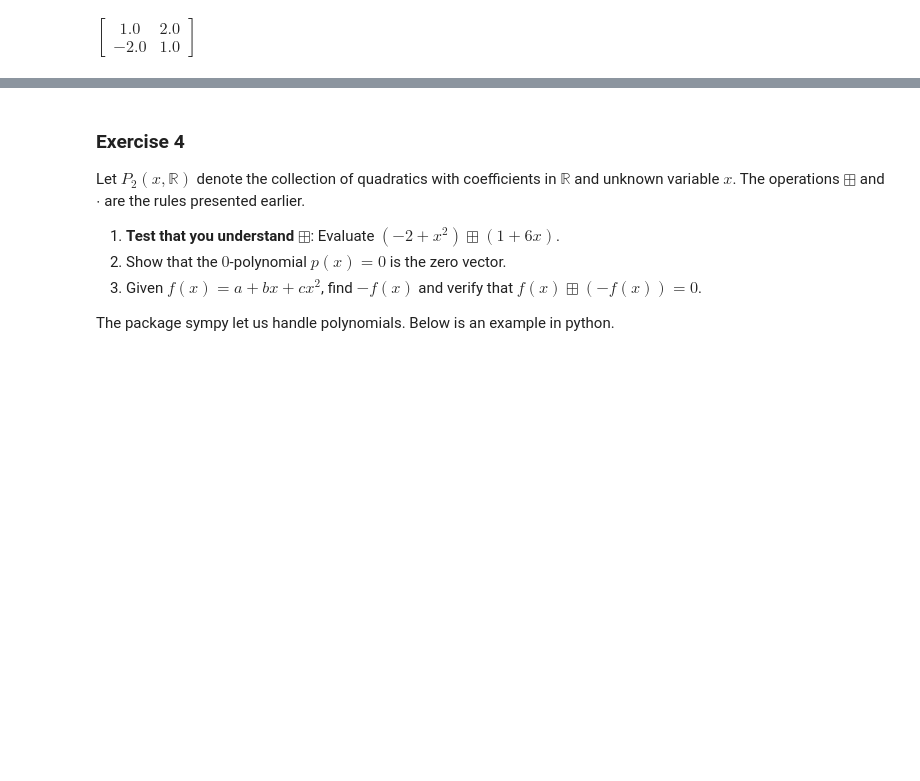
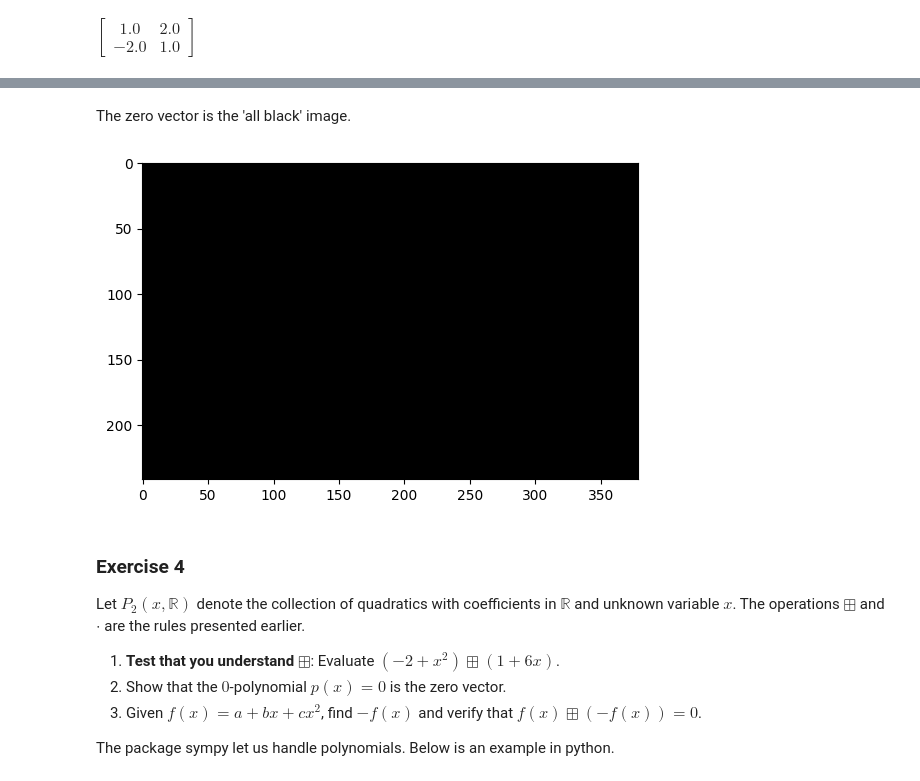
Before and after one commit to soundsflyout/QMATH, a Jupyter notebook: 1-Vectors.ipynb, the cells around one changed output, grey strips where cells are left out. Cells and saved outputs as stored; diff of their text form; code cells hidden in the pictures; blank space fills up the shorter version.

```diff
--- a/1-Vectors.ipynb
+++ b/1-Vectors.ipynb
@@ -256,3 +346,10 @@ $\displaystyle \left[\begin{matrix}1.0 & 2.0\\-2.0 & 1.0\end{matrix}\right]$
+# %% [markdown]
+The zero vector is the 'all black' image.
+# %%
+zero_vector = Image_Vector(red=np.zeros((HEIGHT,WIDTH)), blue=np.zeros((HEIGHT,WIDTH)), green=np.zeros(shape=(HEIGHT,WIDTH)))
+zero_vector.pretty_print()
+# %% [output]
+[figure, added]
 # %% [markdown]
 ### Exercise 4
 Let $P_2(x, \mathbb{R})$ denote the collection of quadratics with coefficients in $\mathbb{R}$ and unknown variable $x$. The operations $\boxplus$ and $\cdot$ are the rules presented earlier.
```
Also changed, not shown: parts of 7 cells of this notebook, 4 other files.
